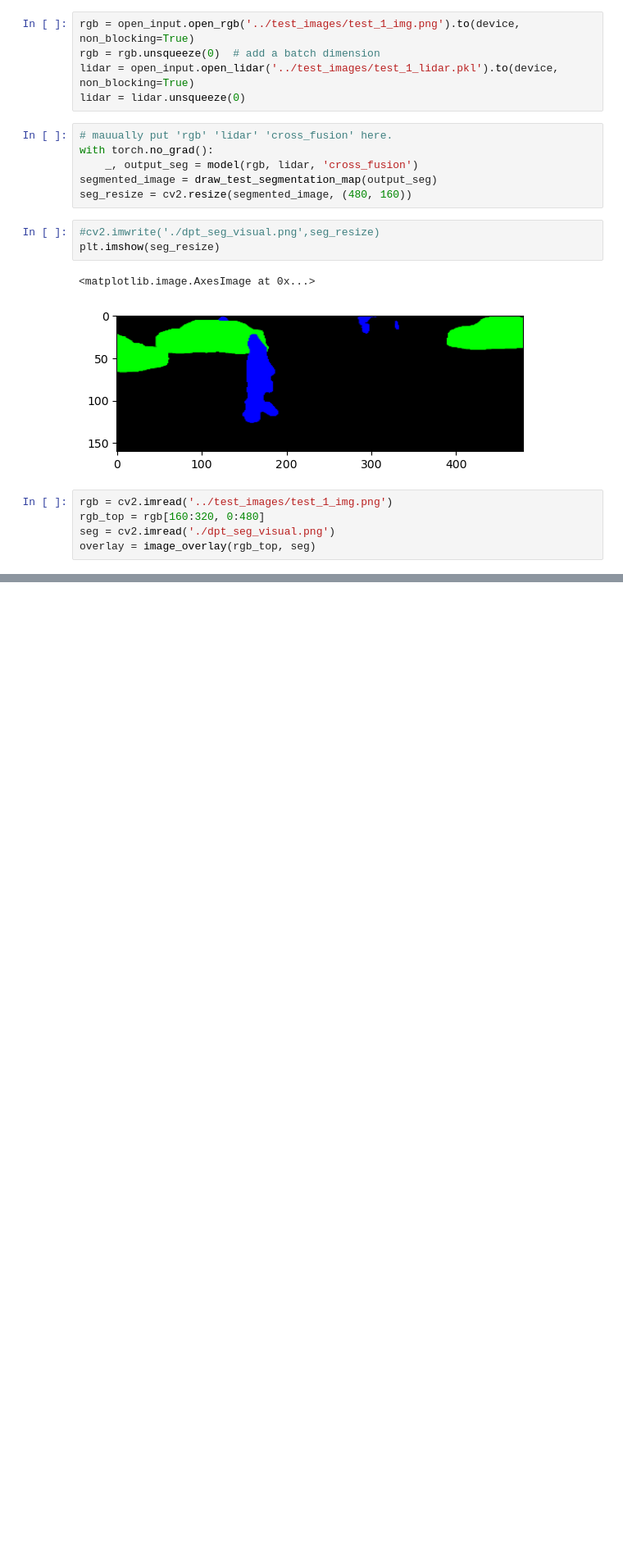
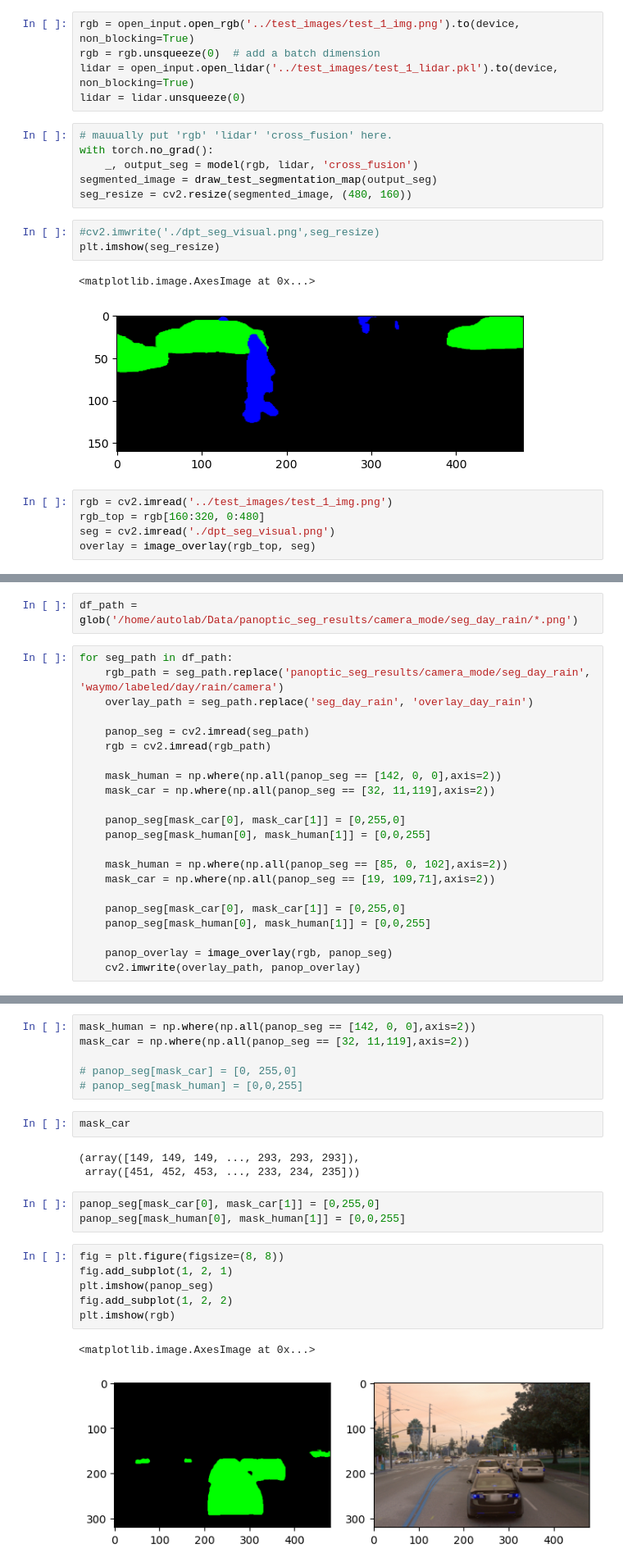
Before and after one commit to Claud1234/CLFT, a Jupyter notebook: ipython/make_qualitative_images -Copy1.ipynb, the cells around one changed output, grey strips where cells are left out. Shown at 82% size. Saved outputs shown, nothing was run; the diff lists cells and outputs as text; blank space fills up the shorter version.

```diff
--- a/ipython/make_qualitative_images -Copy1.ipynb
+++ b/ipython/make_qualitative_images -Copy1.ipynb
@@ -245,0 +240,24 @@ plt.imshow(overlay)
+# %%
+df_path = glob('/home/autolab/Data/panoptic_seg_results/camera_mode/seg_day_rain/*.png')
+# %%
+for seg_path in df_path:
+    rgb_path = seg_path.replace('panoptic_seg_results/camera_mode/seg_day_rain', 'waymo/labeled/day/rain/camera')
+    overlay_path = seg_path.replace('seg_day_rain', 'overlay_day_rain')
+
+    panop_seg = cv2.imread(seg_path)
+    rgb = cv2.imread(rgb_path)
+
+    mask_human = np.where(np.all(panop_seg == [142, 0, 0],axis=2))
+    mask_car = np.where(np.all(panop_seg == [32, 11,119],axis=2))
+
+    panop_seg[mask_car[0], mask_car[1]] = [0,255,0]
+    panop_seg[mask_human[0], mask_human[1]] = [0,0,255]
+
+    mask_human = np.where(np.all(panop_seg == [85, 0, 102],axis=2))
+    mask_car = np.where(np.all(panop_seg == [19, 109,71],axis=2))
+
+    panop_seg[mask_car[0], mask_car[1]] = [0,255,0]
+    panop_seg[mask_human[0], mask_human[1]] = [0,0,255]
+
+    panop_overlay = image_overlay(rgb, panop_seg)
+    cv2.imwrite(overlay_path, panop_overlay)
@@ -245,0 +266,23 @@ plt.imshow(overlay)
+# %%
+mask_human = np.where(np.all(panop_seg == [142, 0, 0],axis=2))
+mask_car = np.where(np.all(panop_seg == [32, 11,119],axis=2))
+
+# panop_seg[mask_car] = [0, 255,0]
+# panop_seg[mask_human] = [0,0,255]
+# %%
+mask_car
+# %% [output]
+(array([149, 149, 149, ..., 293, 293, 293]),
+ array([451, 452, 453, ..., 233, 234, 235]))
+# %%
+panop_seg[mask_car[0], mask_car[1]] = [0,255,0]
+panop_seg[mask_human[0], mask_human[1]] = [0,0,255]
+# %%
+fig = plt.figure(figsize=(8, 8))
+fig.add_subplot(1, 2, 1)
+plt.imshow(panop_seg)
+fig.add_subplot(1, 2, 2)
+plt.imshow(rgb)
+# %% [output]
+<matplotlib.image.AxesImage at 0x...>
+[figure, added]
```
Also changed, not shown: parts of 16 cells of this notebook, 14 other files.
